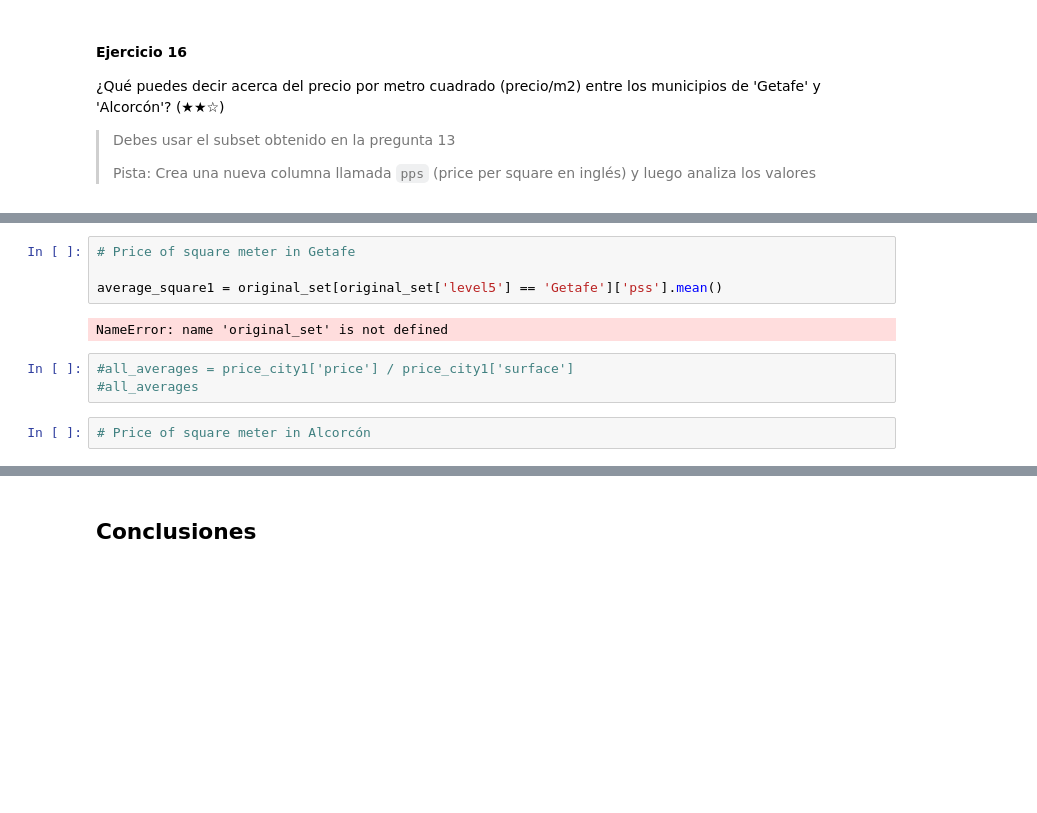
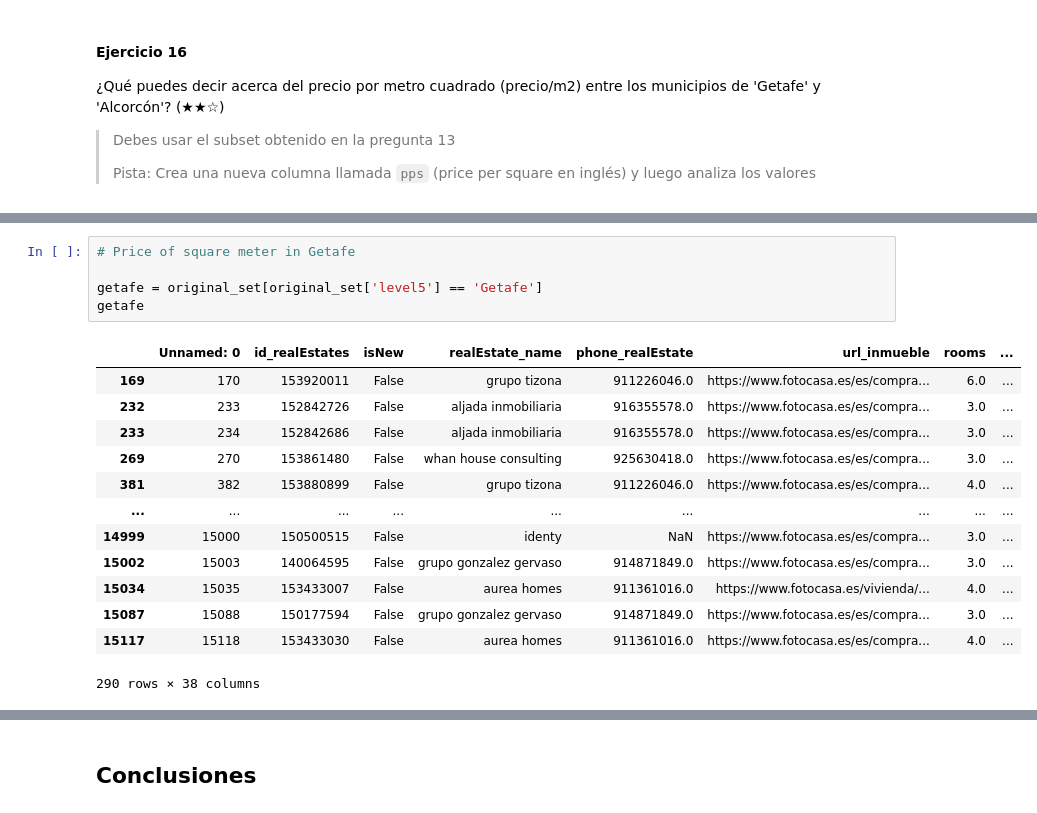
Before and after one commit to 4GeeksAcademy/inetke-data-clean-up, a Jupyter notebook: 02_project_pandas_real_state.ipynb, the cells around one changed output, grey strips where cells are left out. Saved outputs shown, nothing was run; the diff lists cells and outputs as text; blank space fills up the shorter version.

```diff
--- a/02_project_pandas_real_state.ipynb
+++ b/02_project_pandas_real_state.ipynb
@@ -672,11 +679,19 @@ dtype: float64
 # %%
 # Price of square meter in Getafe
 
-average_square1 = original_set[original_set['level5'] == 'Getafe']['pss'].mean()
+getafe = original_set[original_set['level5'] == 'Getafe']
+getafe
 # %% [output]
+|  | Unnamed: 0 | id_realEstates | isNew | realEstate_name | phone_realEstate | url_inmueble | rooms | ... |
+| 169 | 170 | 153920011 | False | grupo tizona | 911226046.0 | https://www.fotocasa.es/es/compra... | 6.0 | ... |
+| 232 | 233 | 152842726 | False | aljada inmobiliaria | 916355578.0 | https://www.fotocasa.es/es/compra... | 3.0 | ... |
+| 233 | 234 | 152842686 | False | aljada inmobiliaria | 916355578.0 | https://www.fotocasa.es/es/compra... | 3.0 | ... |
+| 269 | 270 | 153861480 | False | whan house consulting | 925630418.0 | https://www.fotocasa.es/es/compra... | 3.0 | ... |
+| 381 | 382 | 153880899 | False | grupo tizona | 911226046.0 | https://www.fotocasa.es/es/compra... | 4.0 | ... |
+| ... | ... | ... | ... | ... | ... | ... | ... | ... |
+| 14999 | 15000 | 150500515 | False | identy | NaN | https://www.fotocasa.es/es/compra... | 3.0 | ... |
+| 15002 | 15003 | 140064595 | False | grupo gonzalez gervaso | 914871849.0 | https://www.fotocasa.es/es/compra... | 3.0 | ... |
+| 15034 | 15035 | 153433007 | False | aurea homes | 911361016.0 | https://www.fotocasa.es/vivienda/... | 4.0 | ... |
+| 15087 | 15088 | 150177594 | False | grupo gonzalez gervaso | 914871849.0 | https://www.fotocasa.es/es/compra... | 3.0 | ... |
+| 15117 | 15118 | 153433030 | False | aurea homes | 911361016.0 | https://www.fotocasa.es/es/compra... | 4.0 | ... |
-NameError: name 'original_set' is not defined
+290 rows × 38 columns
-# %%
-#all_averages = price_city1['price'] / price_city1['surface']
-#all_averages
-# %%
-# Price of square meter in Alcorcón
```
Also changed, not shown: parts of 26 cells of this notebook.
